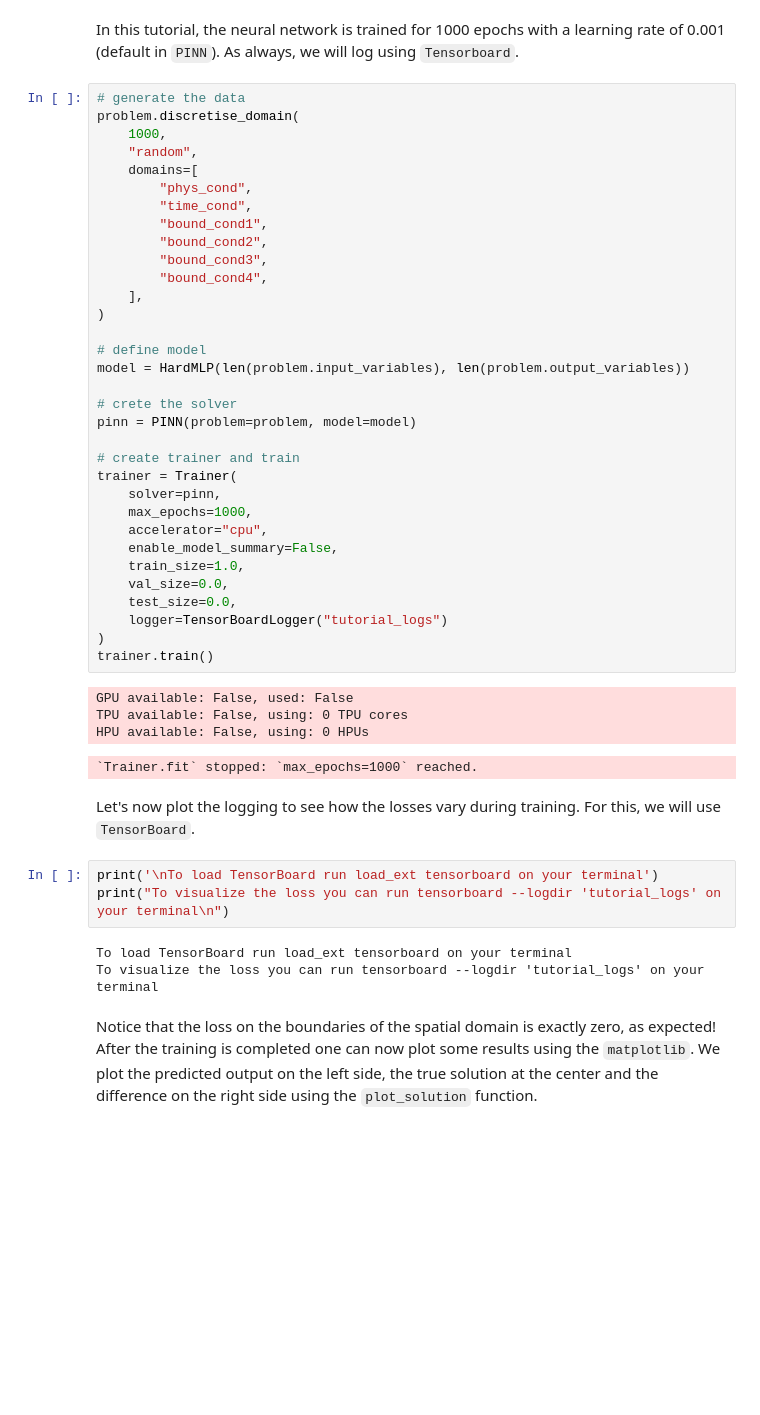
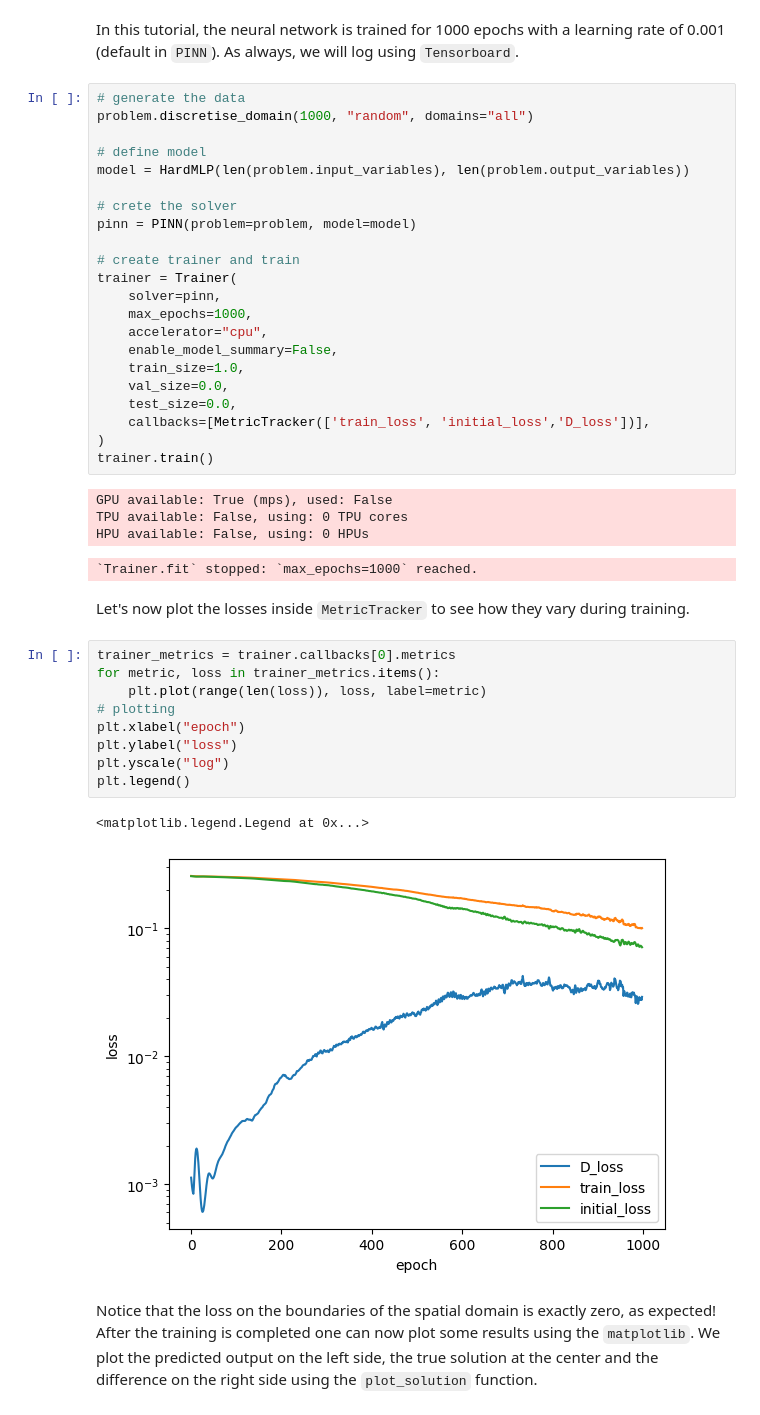
Before and after one commit to mathLab/PINA, a Jupyter notebook: tutorials/tutorial3/tutorial.ipynb, the cells around one changed output. Drawn from its saved outputs; the diff is of its cells as text; blank space fills up the shorter version.

Commit message:
Update Tutorials 0.2 (#490)

```diff
--- a/tutorials/tutorial3/tutorial.ipynb
+++ b/tutorials/tutorial3/tutorial.ipynb
@@ -142,18 +133,7 @@ class HardMLP(torch.nn.Module):
 In this tutorial, the neural network is trained for 1000 epochs with a learning rate of 0.001 (default in `PINN`). As always, we will log using `Tensorboard`.
 # %%
 # generate the data
-problem.discretise_domain(
-    1000,
-    "random",
-    domains=[
-        "phys_cond",
-        "time_cond",
-        "bound_cond1",
-        "bound_cond2",
-        "bound_cond3",
-        "bound_cond4",
-    ],
-)
+problem.discretise_domain(1000, "random", domains="all")
 
 # define model
 model = HardMLP(len(problem.input_variables), len(problem.output_variables))
@@ -170,22 +150,28 @@ trainer = Trainer(
     train_size=1.0,
     val_size=0.0,
     test_size=0.0,
-    logger=TensorBoardLogger("tutorial_logs")
+    callbacks=[MetricTracker(['train_loss', 'initial_loss','D_loss'])],
 )
 trainer.train()
 # %% [output]
-GPU available: False, used: False
+GPU available: True (mps), used: False
 TPU available: False, using: 0 TPU cores
 HPU available: False, using: 0 HPUs
 `Trainer.fit` stopped: `max_epochs=1000` reached.
 # %% [markdown]
-Let's now plot the logging to see how the losses vary during training. For this, we will use `TensorBoard`.
+Let's now plot the losses inside `MetricTracker` to see how they vary during training.
 # %%
-print('\nTo load TensorBoard run load_ext tensorboard on your terminal')
-print("To visualize the loss you can run tensorboard --logdir 'tutorial_logs' on your terminal\n")
+trainer_metrics = trainer.callbacks[0].metrics
+for metric, loss in trainer_metrics.items():
+    plt.plot(range(len(loss)), loss, label=metric)
+# plotting
+plt.xlabel("epoch")
+plt.ylabel("loss")
+plt.yscale("log")
+plt.legend()
 # %% [output]
-To load TensorBoard run load_ext tensorboard on your terminal
-To visualize the loss you can run tensorboard --logdir 'tutorial_logs' on your terminal
+<matplotlib.legend.Legend at 0x...>
+[figure, added]
 # %% [markdown]
 Notice that the loss on the boundaries of the spatial domain is exactly zero, as expected! After the training is completed one can now plot some results using the `matplotlib`. We plot the predicted output on the left side, the true solution at the center and the difference on the right side using the `plot_solution` function.
 # %%
```
Also changed, not shown: parts of 9 cells of this notebook, 29 other files.
